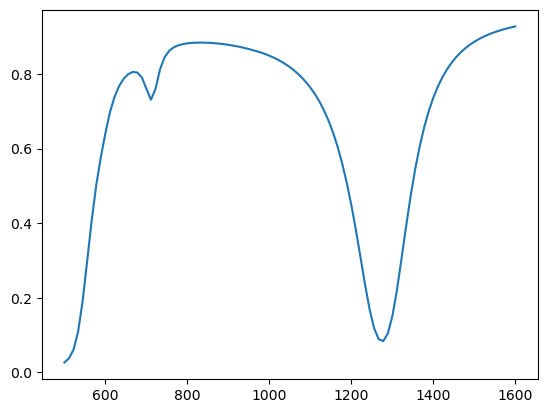
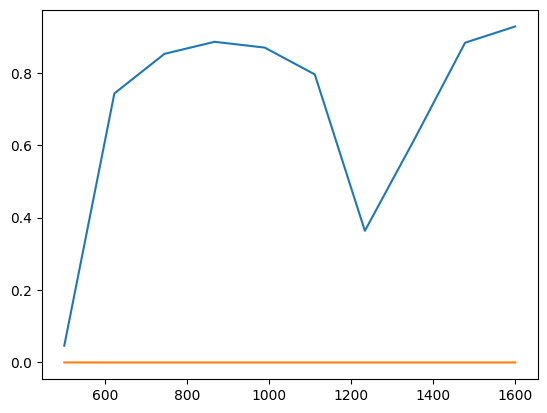
The notebook cell's code change between the first figure and the second:
--- before
+++ after
@@ -1 +1,2 @@
 plt.plot(lambdas, rs)
+plt.plot(lambdas, ts)

Commit: debugged T coefficient for coeff2D